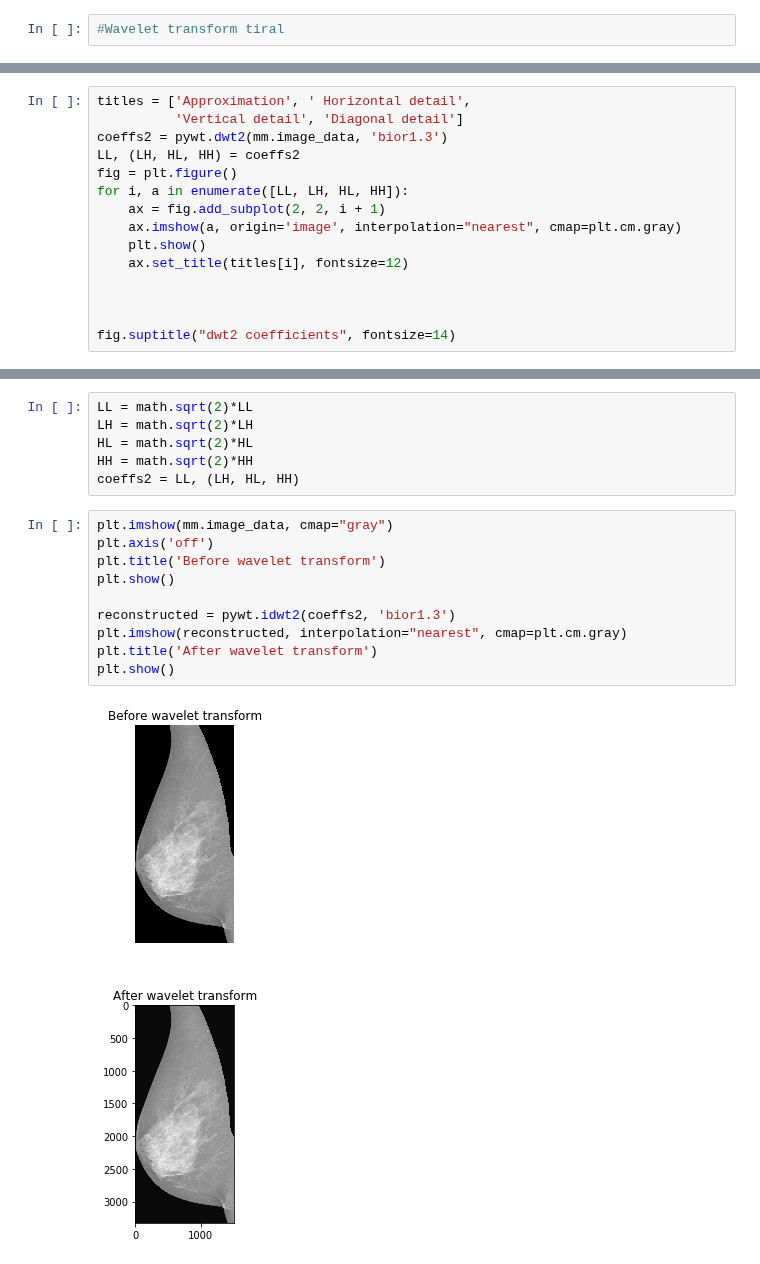
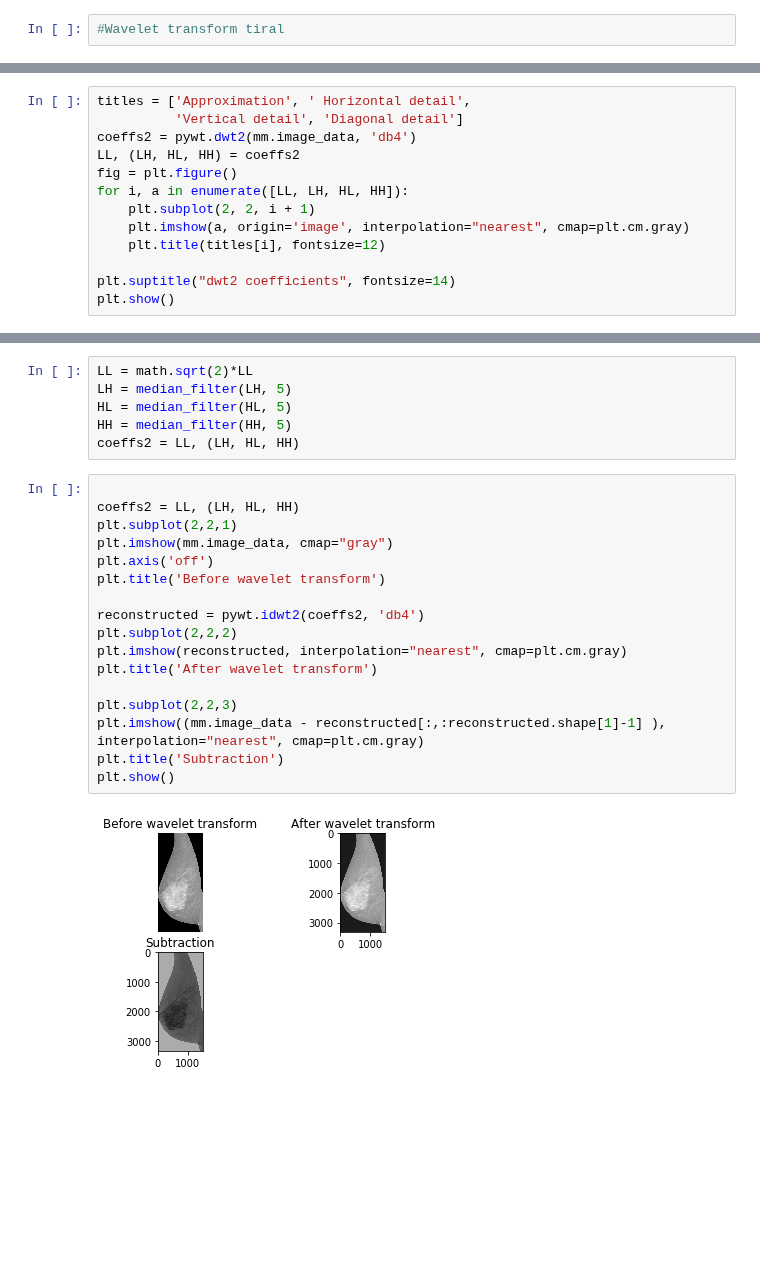
Before and after one commit to OlehKSS/IMMAS, a Jupyter notebook: examples/PreProcessingTests.ipynb, the cells around one changed output, grey strips where cells are left out. Drawn from its saved outputs; the diff is of its cells as text; blank space fills up the shorter version.

```diff
--- a/examples/PreProcessingTests.ipynb
+++ b/examples/PreProcessingTests.ipynb
@@ -56,16 +57,14 @@ import math
 # %%
 titles = ['Approximation', ' Horizontal detail',
           'Vertical detail', 'Diagonal detail']
-coeffs2 = pywt.dwt2(mm.image_data, 'bior1.3')
+coeffs2 = pywt.dwt2(mm.image_data, 'db4')
 LL, (LH, HL, HH) = coeffs2
 fig = plt.figure()
 for i, a in enumerate([LL, LH, HL, HH]):
-    ax = fig.add_subplot(2, 2, i + 1)
-    ax.imshow(a, origin='image', interpolation="nearest", cmap=plt.cm.gray)
-    plt.show()
-    ax.set_title(titles[i], fontsize=12)
+    plt.subplot(2, 2, i + 1)
+    plt.imshow(a, origin='image', interpolation="nearest", cmap=plt.cm.gray)
+    plt.title(titles[i], fontsize=12)
 
-
-
-fig.suptitle("dwt2 coefficients", fontsize=14)
+plt.suptitle("dwt2 coefficients", fontsize=14)
+plt.show()
 # %% [output]
@@ -75,19 +72,25 @@ fig.suptitle("dwt2 coefficients", fontsize=14)
 # %%
 LL = math.sqrt(2)*LL
-LH = math.sqrt(2)*LH
-HL = math.sqrt(2)*HL
-HH = math.sqrt(2)*HH
+LH = median_filter(LH, 5)
+HL = median_filter(HL, 5)
+HH = median_filter(HH, 5)
 coeffs2 = LL, (LH, HL, HH)
 # %%
+
+coeffs2 = LL, (LH, HL, HH)
+plt.subplot(2,2,1)
 plt.imshow(mm.image_data, cmap="gray")
 plt.axis('off')
 plt.title('Before wavelet transform')
-plt.show()
 
-reconstructed = pywt.idwt2(coeffs2, 'bior1.3')
+reconstructed = pywt.idwt2(coeffs2, 'db4')
+plt.subplot(2,2,2)
 plt.imshow(reconstructed, interpolation="nearest", cmap=plt.cm.gray)
 plt.title('After wavelet transform')
+
+plt.subplot(2,2,3)
+plt.imshow((mm.image_data - reconstructed[:,:reconstructed.shape[1]-1] ), interpolation="nearest", cmap=plt.cm.gray)
+plt.title('Subtraction')
 plt.show()
 # %% [output]
-[figure, old version]
+[figure, new version]
-[figure, removed]
```
Also changed, not shown: parts of 5 cells of this notebook, 1 other file.
